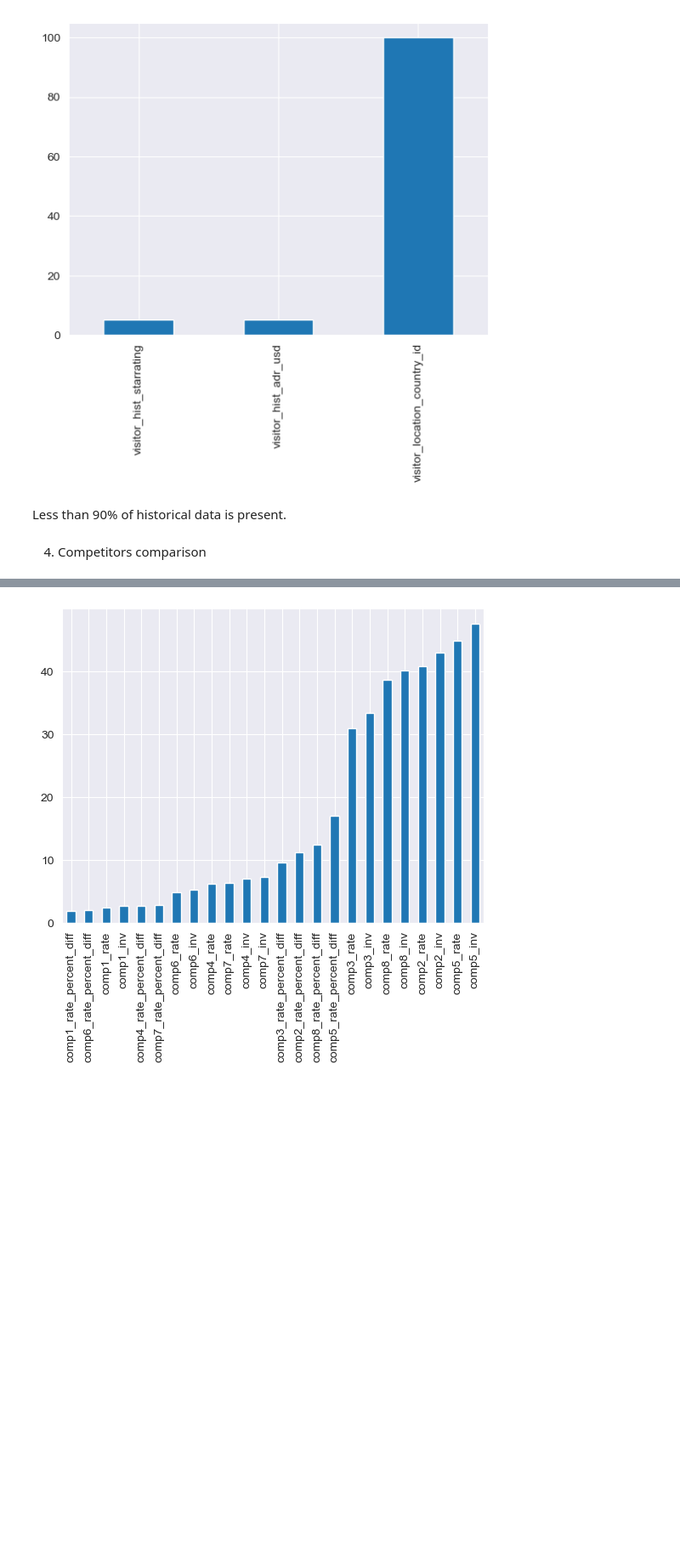
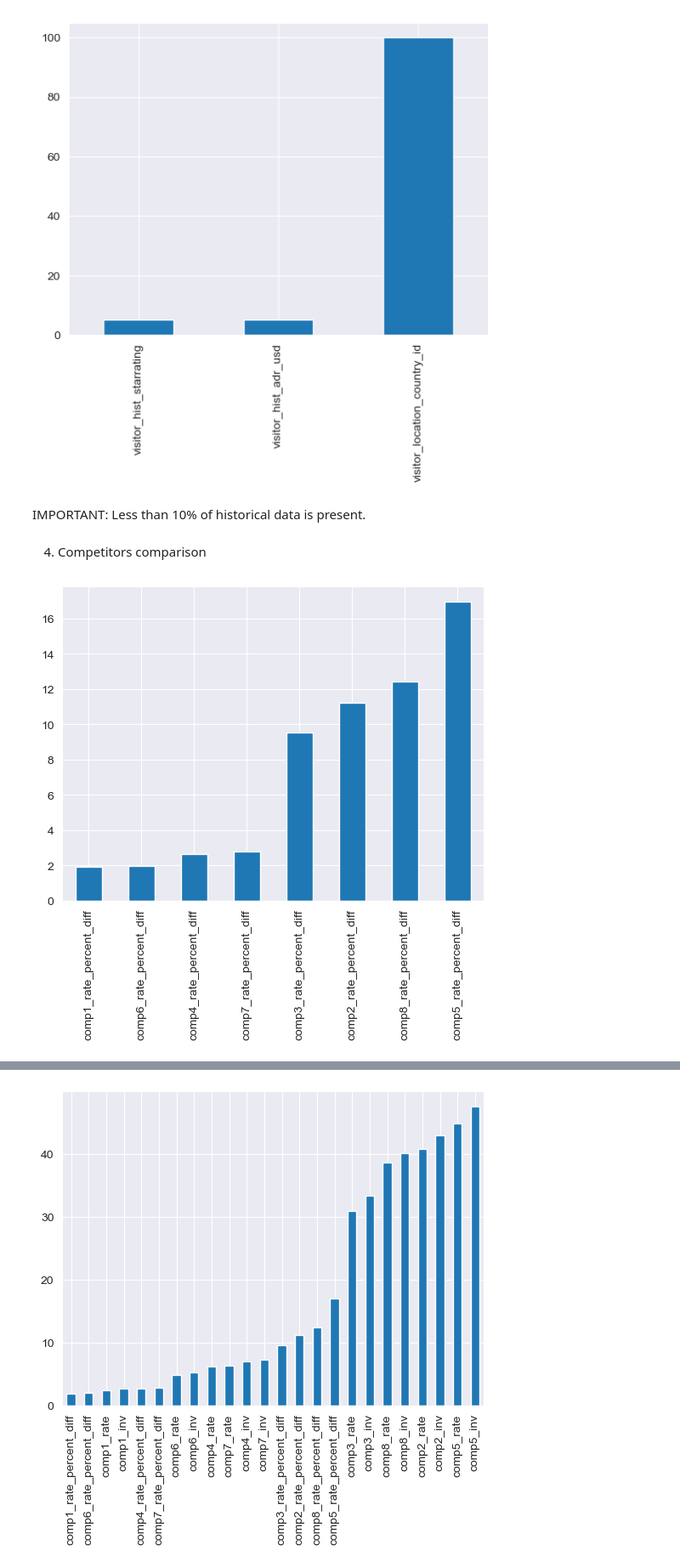
Before and after one commit to Jeniamakarchik/dmt_recom_sys, a Jupyter notebook: pre_eda.ipynb, the cells around one changed output, grey strips where cells are left out. Shown at 85% size. Drawn from its saved outputs; the diff is of its cells as text; code cells hidden in the pictures; blank space fills up the shorter version.

```diff
--- a/pre_eda.ipynb
+++ b/pre_eda.ipynb
@@ -164,6 +203,10 @@ draw_filled_data(data.filter(regex=("^visitor_.*$")))
 # %% [output]
 [figure]
 # %% [markdown]
-Less than 90% of historical data is present.
+IMPORTANT: Less than 10% of historical data is present.
 # %% [markdown]
 4. Competitors comparison
+# %%
+draw_filled_data(data.filter(regex=("^comp\d_.*_diff$")))
+# %% [output]
+[figure, added]
```
Also changed, not shown: parts of 20 cells of this notebook.
